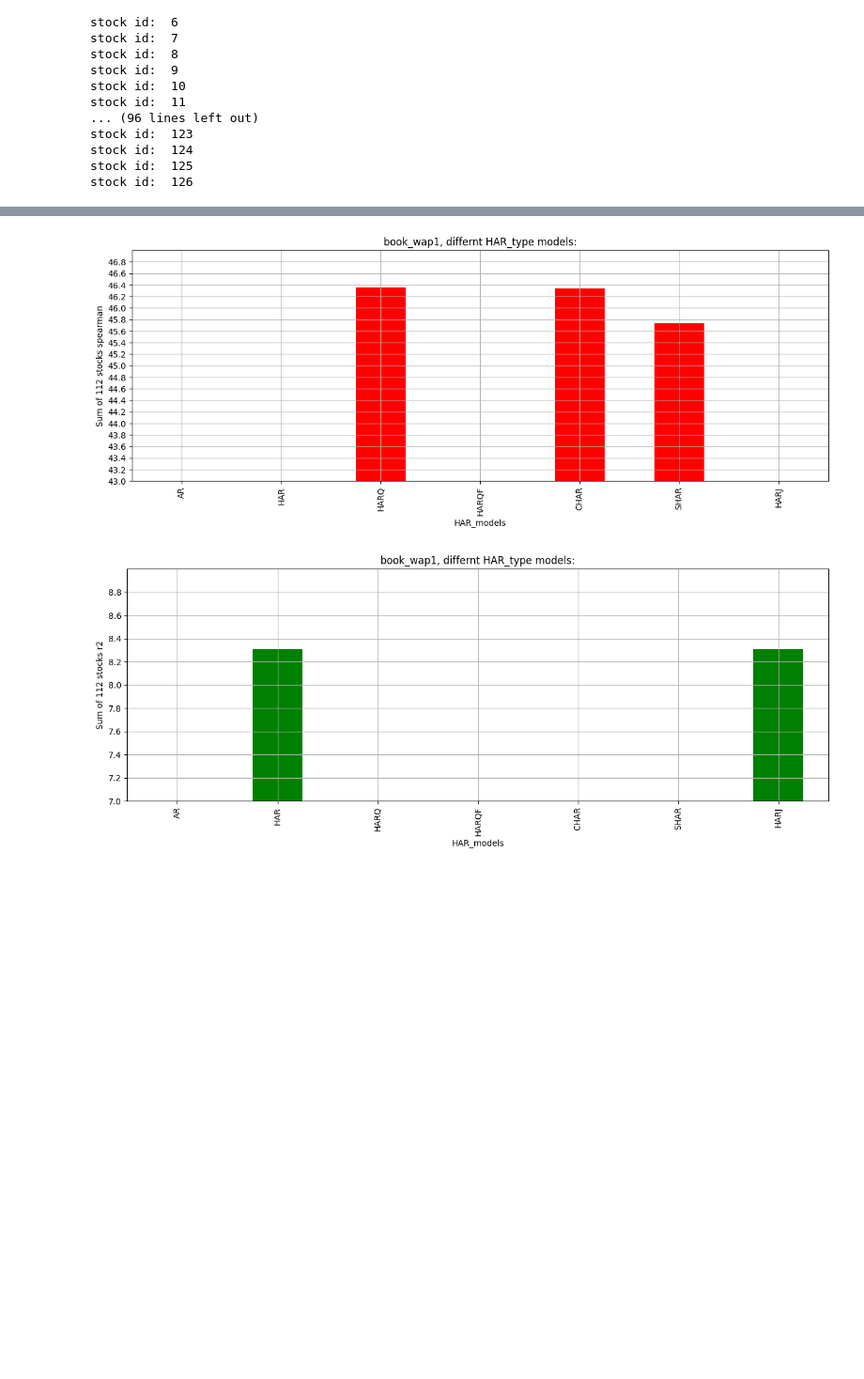
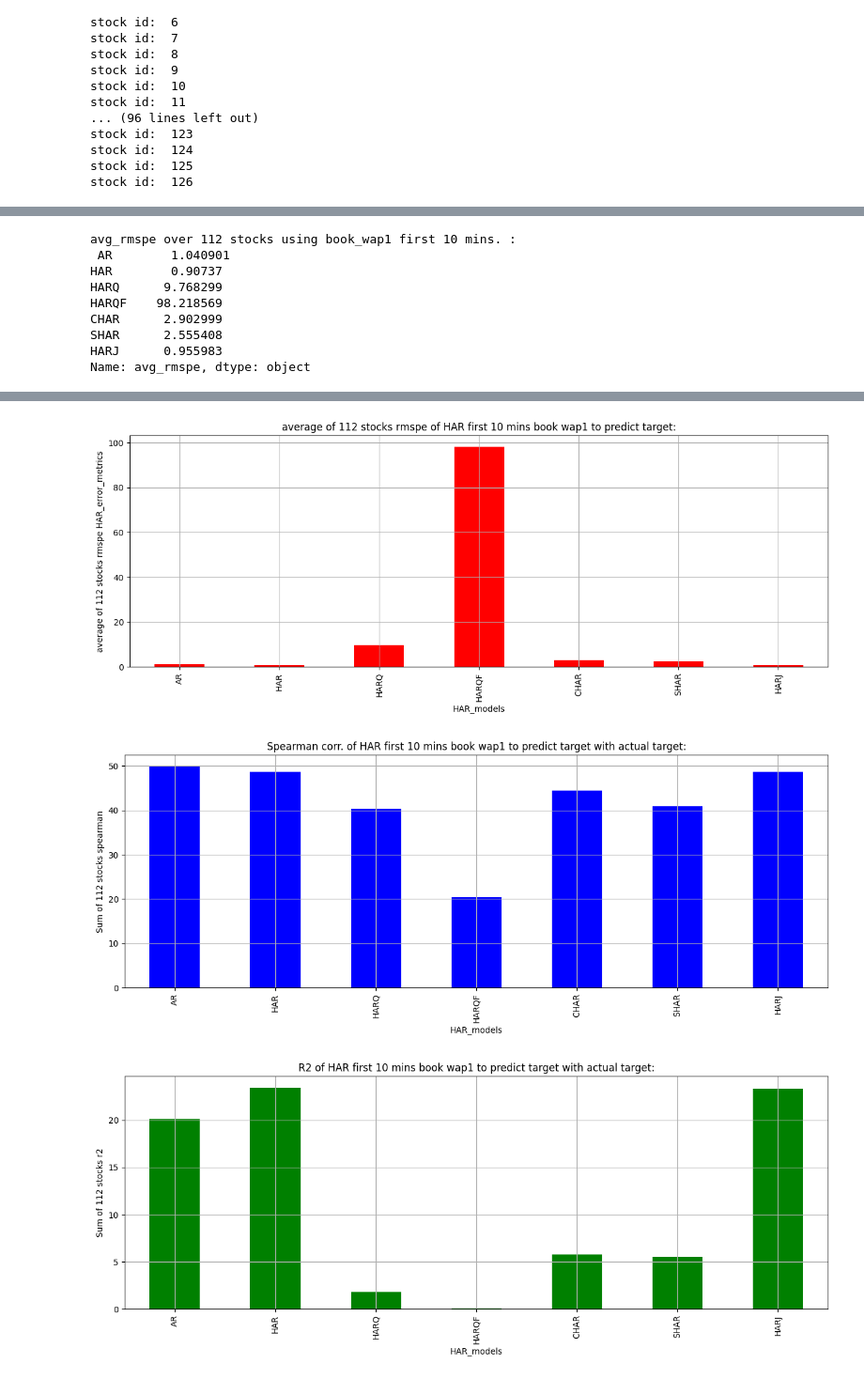
Before and after one commit to JosePeeterson/Optiver-Realized-Volatility-Prediction, a Jupyter notebook: src/GARCH_volatility_models/HAR_model/HAR.ipynb, the cells around one changed output, grey strips where cells are left out. Shown at 94% size. Saved outputs shown, nothing was run; the diff lists cells and outputs as text; code cells hidden in the pictures; blank space fills up the shorter version.

```diff
--- a/src/GARCH_volatility_models/HAR_model/HAR.ipynb
+++ b/src/GARCH_volatility_models/HAR_model/HAR.ipynb
@@ -798,6 +1335,9 @@ Plot ACF and PACF for book wap1 volatilities.
 
 def rmse(y_true, y_pred):
     return np.sqrt(np.mean(np.square(y_pred - y_true) ))
+
+def rmspe(y_true, y_pred):
+    return np.sqrt(np.mean(np.square((y_pred - y_true) / y_true)))
 
 def mse(y_true, y_pred):
     return np.mean(np.square(y_pred - y_true))
@@ -815,6 +1355,7 @@ unique_stock_ids = HAR_book_wap1_final_predictions['st_id'].unique()
 def compute_acf_pacf_n_metrics(unique_stock_ids,HAR_book_wap1_final_predictions,HAR_types):
 
     all_rmse = {'all_predsA':[],	'all_preds':[],	'all_predsQ':[],	'all_predsF':[],	'all_predsC':[],	'all_predsS':[],	'all_predsJ':[],}
+    all_rmspe = {'all_predsA':[],	'all_preds':[],	'all_predsQ':[],	'all_predsF':[],	'all_predsC':[],	'all_predsS':[],	'all_predsJ':[],}
     all_mse = {'all_predsA':[],	'all_preds':[],	'all_predsQ':[],	'all_predsF':[],	'all_predsC':[],	'all_predsS':[],	'all_predsJ':[],}
     all_spearman = {'all_predsA':[],	'all_preds':[],	'all_predsQ':[],	'all_predsF':[],	'all_predsC':[],	'all_predsS':[],	'all_predsJ':[],}
     all_r2 = {'all_predsA':[],	'all_preds':[],	'all_predsQ':[],	'all_predsF':[],	'all_predsC':[],	'all_predsS':[],	'all_predsJ':[],}
@@ -860,6 +1401,7 @@ def compute_acf_pacf_n_metrics(unique_stock_ids,HAR_book_wap1_final_predictions,
             all_mse[har_type].append(mse_s)
             all_spearman[har_type].append(spearman_s)
             all_r2[har_type].append(r2_s)
+            all_rmspe[har_type].append(rmspe(y_true, y_pred))
             # print('stock id: ',s)
             # print('HAR type: ',har_type)
             # print('rmse: ',rmse_s)
@@ -868,7 +1410,7 @@ def compute_acf_pacf_n_metrics(unique_stock_ids,HAR_book_wap1_final_predictions,
             # print('r2: ',r2_s)
 
     model_names = ['AR', 'HAR', 'HARQ', 'HARQF', 'CHAR', 'SHAR', 'HARJ']
-    HAR_error_metrics = pd.DataFrame(index= model_names, columns= ["rmse", "mse", ])
+    HAR_error_metrics = pd.DataFrame(index= model_names, columns= ["rmse", "mse", 'avg_rmspe' ])
     HAR_corr_metrics = pd.DataFrame(index= model_names, columns= [ "spearman","r2"])
     for har_type,m_name in zip(HAR_types,model_names):
         #print('\n\n\nGLOBAL Mean Metric for HAR type: ',har_type)
@@ -876,12 +1418,14 @@ def compute_acf_pacf_n_metrics(unique_stock_ids,HAR_book_wap1_final_predictions,
         sum_mse = np.sum(all_mse[har_type])
         sum_spearman = np.sum(all_spearman[har_type])
         sum_r2 = np.sum(all_r2[har_type])
-        HAR_error_metrics.loc[m_name] = [sum_rmse, sum_mse, ]
+        avg_rmspe = np.mean(all_rmspe[har_type])
+        HAR_error_metrics.loc[m_name] = [sum_rmse, sum_mse, avg_rmspe]
         HAR_corr_metrics.loc[m_name] = [sum_spearman, sum_r2]
 
+
     fig, ax = plt.subplots(figsize=(15,5))
-    HAR_error_metrics.plot.bar(ax=ax)
-    ax.set_title('book_wap1, differnt HAR_type models:')
+    HAR_error_metrics[['rmse','mse']].plot.bar(ax=ax)
+    ax.set_title('Errors of HAR first 10 mins book wap1 to predict target:')
     ax.set_xlabel('HAR_models')
     ax.set_ylabel('Sum of 112 stocks HAR_error_metrics')
     ax.set_ylim([0,0.04])
@@ -890,24 +1434,38 @@ def compute_acf_pacf_n_metrics(unique_stock_ids,HAR_book_wap1_final_predictions,
     #fig.tight_layout()
     fig.show()
 
+
     fig, ax = plt.subplots(figsize=(15,5))
-    HAR_corr_metrics['spearman'].plot.bar(ax=ax,color=['red'])
-    ax.set_title('book_wap1, differnt HAR_type models:')
+    HAR_error_metrics['avg_rmspe'].plot.bar(ax=ax,color=['red'])
+    ax.set_title('average of 112 stocks rmspe of HAR first 10 mins book wap1 to predict target:')
+    ax.set_xlabel('HAR_models')
+    ax.set_ylabel('average of 112 stocks rmspe HAR_error_metrics')
+    # ax.set_ylim([0,0.04])
+    # ax.set_yticks(np.arange(0,0.04,0.01))
+    ax.grid(True)
+    #fig.tight_layout()
+    fig.show()
+
+    print("avg_rmspe over 112 stocks using book_wap1 first 10 mins. :\n", HAR_error_metrics['avg_rmspe'])
+
+    fig, ax = plt.subplots(figsize=(15,5))
+    HAR_corr_metrics['spearman'].plot.bar(ax=ax,color=['blue'])
+    ax.set_title('Spearman corr. of HAR first 10 mins book wap1 to predict target with actual target:')
     ax.set_xlabel('HAR_models')
     ax.set_ylabel('Sum of 112 stocks spearman')
-    ax.set_ylim([43,47])
-    ax.set_yticks(np.arange(43,47,0.2))
+    # ax.set_ylim([43,67])
+    # ax.set_yticks(np.arange(43,67,  1))
     ax.grid(True)
     #fig.tight_layout()
     fig.show()
 
     fig, ax = plt.subplots(figsize=(15,5))
     HAR_corr_metrics["r2"].plot.bar(ax=ax,color=['green'])
-    ax.set_title('book_wap1, differnt HAR_type models:')
+    ax.set_title('R2 of HAR first 10 mins book wap1 to predict target with actual target:')
     ax.set_xlabel('HAR_models')
     ax.set_ylabel('Sum of 112 stocks r2')
-    ax.set_ylim([7,9])
-    ax.set_yticks(np.arange(7,9,0.2))
+    # ax.set_ylim([7,9])
+    # ax.set_yticks(np.arange(7,9,0.2))
     ax.grid(True)
     #fig.tight_layout()
     fig.show()
@@ -922,3 +1480,12 @@ HAR_types = ['all_predsA',	'all_preds',	'all_predsQ',	'all_predsF',	'all_predsC'
 ##### Autocorrelation and Partial Autocorrelation Plot EVERY individual stock
 compute_acf_pacf_n_metrics(unique_stock_ids,HAR_book_wap1_all_predictions,HAR_types)
 # %% [output]
+avg_rmspe over 112 stocks using book_wap1 first 10 mins. :
+ AR        1.040901
+HAR        0.90737
+HARQ      9.768299
+HARQF    98.218569
+CHAR      2.902999
+SHAR      2.555408
+HARJ      0.955983
+Name: avg_rmspe, dtype: object
@@ -926,5 +1493,6 @@ compute_acf_pacf_n_metrics(unique_stock_ids,HAR_book_wap1_all_predictions,HAR_ty
-[figure, old version]
+[figure, new version]
-[figure, old version]
+[figure, new version]
+[figure, added]
 # %%
 """
 Evaluate trade HAR training model
```
Also changed, not shown: parts of 25 cells of this notebook, 10 other files.
